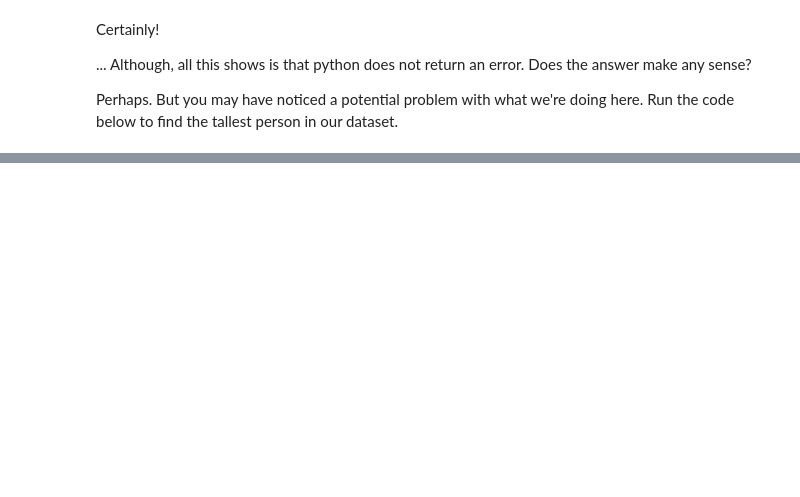
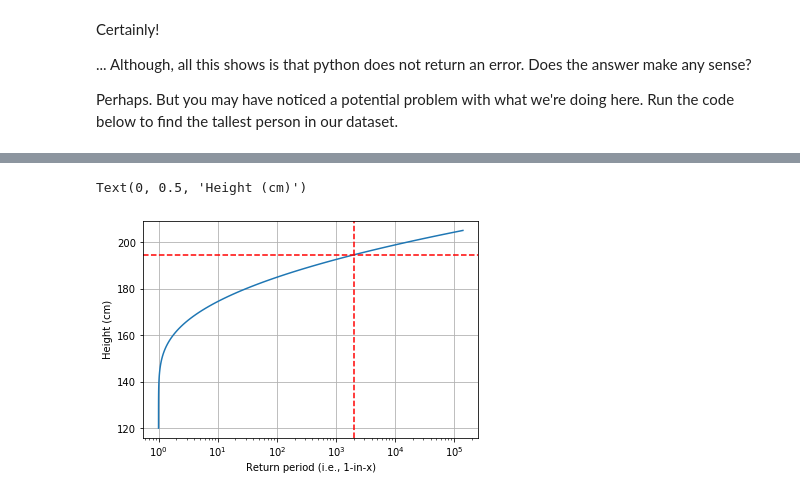
Before and after one commit to climatom/GYP050, a Jupyter notebook: Statistics Primer.ipynb, the cells around one changed output, grey strips where cells are left out. Cells and saved outputs as stored; diff of their text form; code cells hidden in the pictures; blank space fills up the shorter version.

```diff
--- a/Statistics Primer.ipynb
+++ b/Statistics Primer.ipynb
@@ -185,0 +186,17 @@ You should then proceed to the **Questions** section for your home/self-guided w
+# %%
+pex=1-np.array([1/2.*(erf(i/np.sqrt(2))+1) for i in x_standard])
+return_periods=1/pex
+crit=1-1/2000.
+inv=(stats.norm.ppf(crit)*sigma+mean)
+fig,ax=plt.subplots(1,1)
+ax.plot(return_periods,x)
+return_periods
+ax.set_xscale('log')
+ax.axvline(1/(1/2000.),color='red',linestyle='--')
+ax.axhline(inv,color='red',linestyle='--')
+ax.grid()
+ax.set_xlabel("Return period (i.e., 1-in-x)")
+ax.set_ylabel("Height (cm)")
+# %% [output]
+Text(0, 0.5, 'Height (cm)')
+[figure, added]
```
Also changed, not shown: parts of 20 cells of this notebook, 5 other files.
